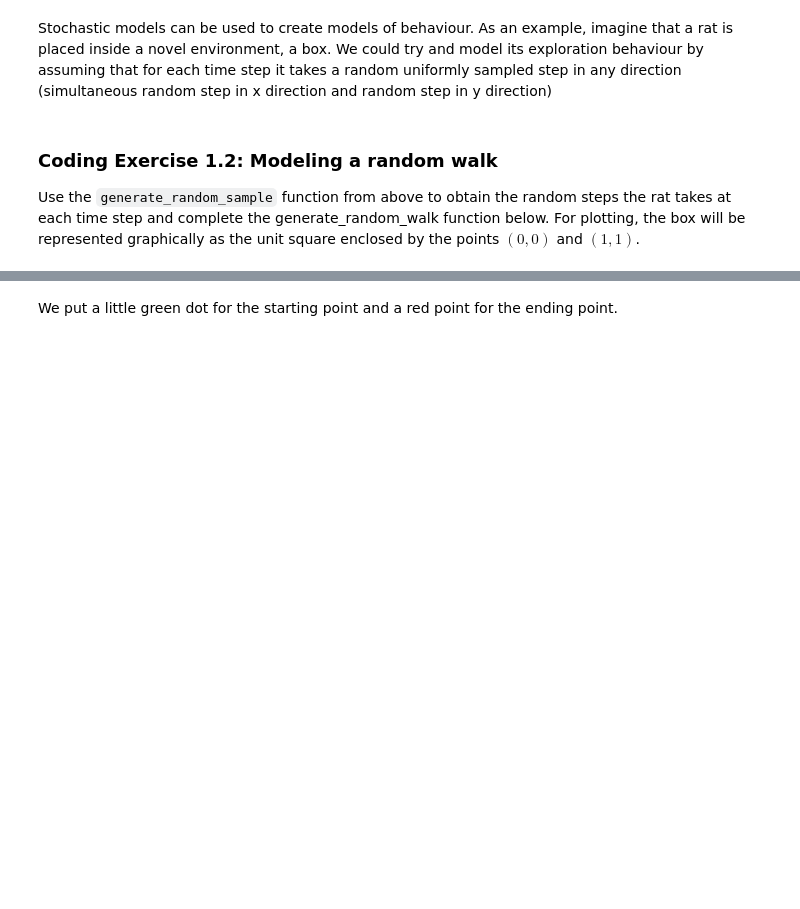
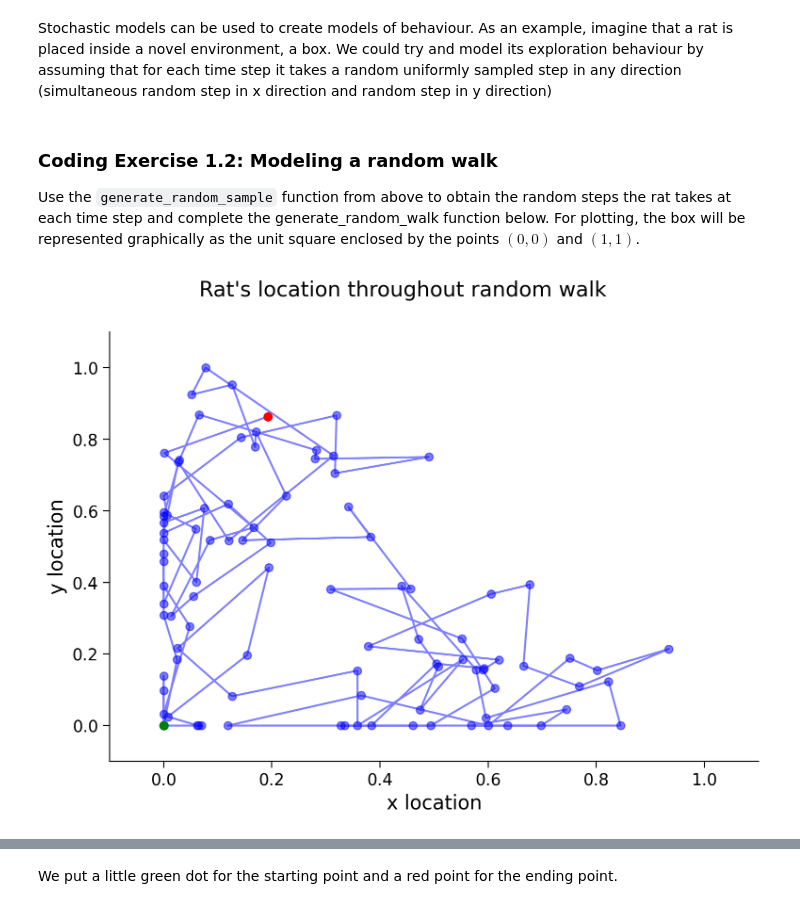
Before and after one commit to akixuu/nma-colabs, a Jupyter notebook: W0D5_Tutorial1.ipynb, the cells around one changed output, grey strips where cells are left out. Drawn from its saved outputs; the diff is of its cells as text; code cells hidden in the pictures; blank space fills up the shorter version.

```diff
--- a/W0D5_Tutorial1.ipynb
+++ b/W0D5_Tutorial1.ipynb
@@ -423,37 +444,39 @@ def generate_random_walk(num_steps, step_size):
   ###################################################################
   ## TODO for students: Collect random step values with function from before
   ## Fill out the following then remove
-  raise NotImplementedError("Student exercise: need to complete generate_random_walk")
+  # raise NotImplementedError("Student exercise: need to complete generate_random_walk")
   ###################################################################
 
   # Generate the uniformly random x, y steps for the walk
-  random_x_steps, random_y_steps = ...
+  random_x_steps, random_y_steps = generate_random_sample(num_steps)
 
   # Take steps according to the randomly sampled steps above
   for step in range(num_steps):
 
     # take a random step in x and y. We remove 0.5 to make it centered around 0
     x[step + 1] = x[step] + (random_x_steps[step] - 0.5)*step_size
     y[step + 1] = y[step] + (random_y_steps[step] - 0.5)*step_size
 
     # restrict to be within the 1 x 1 unit box
     x[step + 1]= min(max(x[step + 1], 0), 1)
     y[step + 1]= min(max(y[step + 1], 0), 1)
 
   return x, y
 
 # Set a random seed
 np.random.seed(2)
 
 # Select parameters
 num_steps = 100   # number of steps in random walk
 step_size = 0.5   # size of each step
 
 # Generate the random walk
 x, y = generate_random_walk(num_steps, step_size)
 
 # Visualize
 plot_random_walk(x, y, "Rat's location throughout random walk")
+# %% [output]
+[figure, added]
 # %% [markdown]
 [*Click for solution*](https://github.com/NeuromatchAcademy/precourse/tree/main/tutorials/W0D5_Statistics/solutions/W0D5_Tutorial1_Solution_84dec82b.py)
 
```
Also changed, not shown: parts of 27 cells of this notebook.
